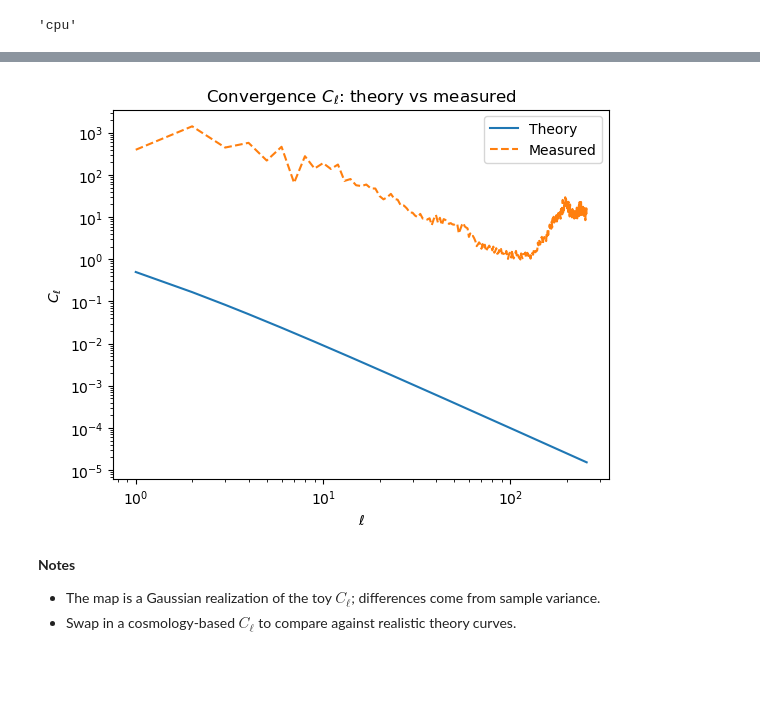
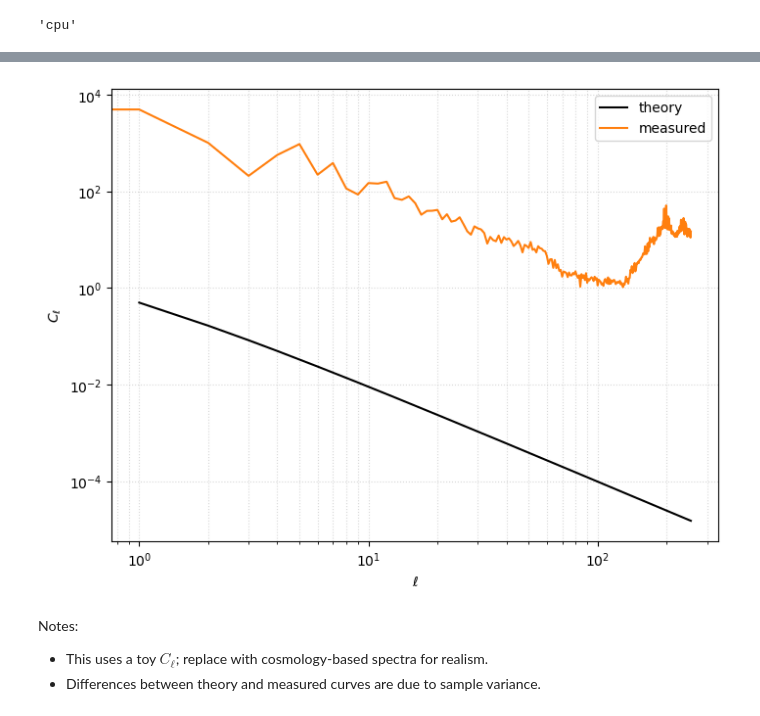
Before and after one commit to ASKabalan/fwd-model-tools, a Jupyter notebook: notebooks/03-lensing-example.ipynb, the cells around one changed output, grey strips where cells are left out. Drawn from its saved outputs; the diff is of its cells as text; code cells hidden in the pictures; blank space fills up the shorter version.

```diff
--- a/notebooks/03-lensing-example.ipynb
+++ b/notebooks/03-lensing-example.ipynb
@@ -37,9 +37,7 @@ JAX is not using 64-bit precision. This will dramatically affect numerical preci
 ells = jnp.arange(1, 256)
 cl_kappa = 1.0 / (ells * (ells + 1))
 
-lmax = int(ells[-1])
-full_cl = np.zeros(lmax + 1)
-full_cl[1:] = np.asarray(cl_kappa)
+theory_ps = PowerSpectrum(wavenumber=ells, spectra=cl_kappa, name="cl")
 # %%
 
 # Draw a HEALPix convergence map from the theory spectrum
@@ -53,19 +50,17 @@ plt.show()
-# %%
-
-# Measure Cl from the simulated map and compare to theory
-ell_meas, cl_meas = angular_cl_spherical(kappa_map, lmax=lmax)
-
-plt.loglog(np.asarray(ells), np.asarray(cl_kappa), label="Theory")
-plt.loglog(np.asarray(ell_meas[1:]), np.asarray(cl_meas[1:]), label="Measured", ls="--")
-plt.xlabel(r"$\ell$")
-plt.ylabel(r"$C_\ell$")
-plt.legend()
-plt.title("Convergence $C_\ell$: theory vs measured")
-plt.show()
-# %% [output]
-[figure, removed]
-# %% [markdown]
-
-**Notes**
-- The map is a Gaussian realization of the toy $C_\ell$; differences come from sample variance.
-- Swap in a cosmology-based $C_\ell$ to compare against realistic theory curves.
+# %%
+
+# Measure Cl from the simulated map and compare to theory
+ell_meas, cl_meas = angular_cl_spherical(kappa_map, lmax=lmax)
+meas_ps = PowerSpectrum(wavenumber=ell_meas, spectra=cl_meas, name="cl")
+
+fig, ax, _ = theory_ps.plot(label=["theory"], color="k")
+meas_ps.plot(ax=ax, label=["measured"], color="C1")
+ax.legend()
+plt.show()
+# %% [output]
+[figure, added]
+# %% [markdown]
+
+Notes:
+- This uses a toy $C_\ell$; replace with cosmology-based spectra for realism.
+- Differences between theory and measured curves are due to sample variance.
```
Also changed, not shown: parts of 3 cells of this notebook, 16 other files.
